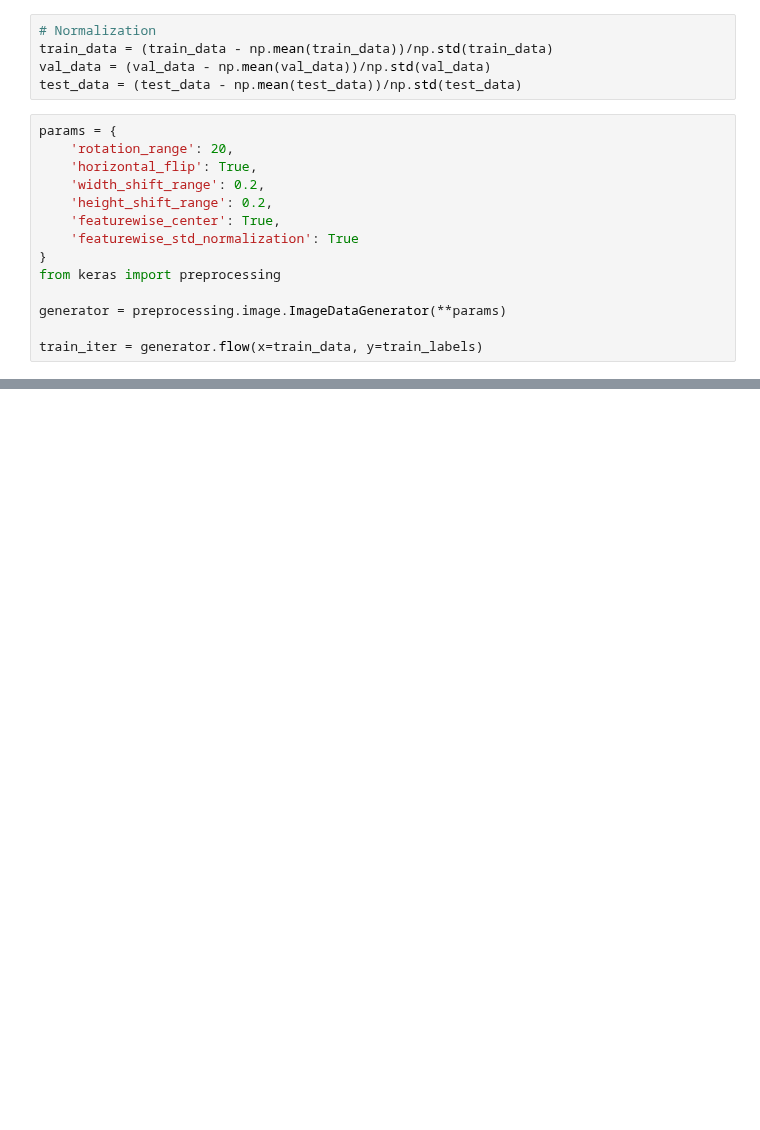
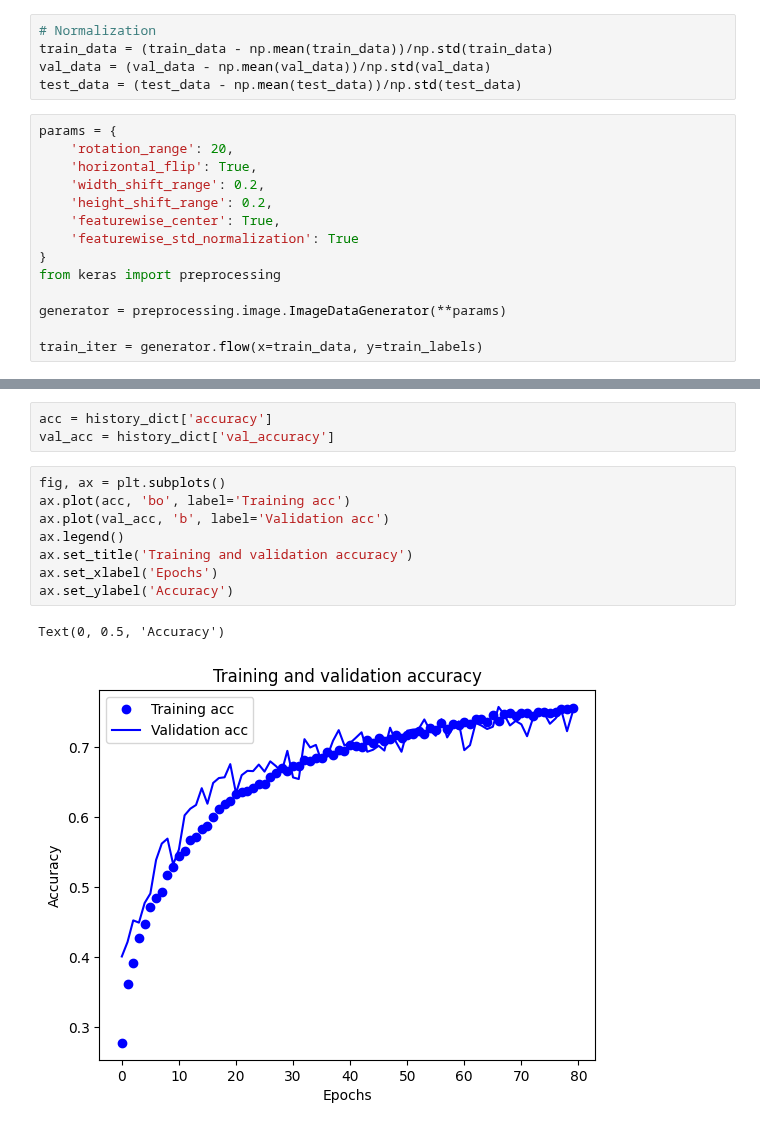
Before and after one commit to araobp/data-science, a Jupyter notebook: CIFAR10/CIFAR10.ipynb, the cells around one changed output, grey strips where cells are left out. Saved outputs shown, nothing was run; the diff lists cells and outputs as text; blank space fills up the shorter version.

```diff
--- a/CIFAR10/CIFAR10.ipynb
+++ b/CIFAR10/CIFAR10.ipynb
@@ -172,0 +196,14 @@ KeyboardInterrupt: ignored
+# %%
+acc = history_dict['accuracy']
+val_acc = history_dict['val_accuracy']
+# %%
+fig, ax = plt.subplots()
+ax.plot(acc, 'bo', label='Training acc')
+ax.plot(val_acc, 'b', label='Validation acc')
+ax.legend()
+ax.set_title('Training and validation accuracy')
+ax.set_xlabel('Epochs')
+ax.set_ylabel('Accuracy')
+# %% [output]
+Text(0, 0.5, 'Accuracy')
+[figure, added]
```
Also changed, not shown: parts of 13 cells of this notebook, 1 other file.
